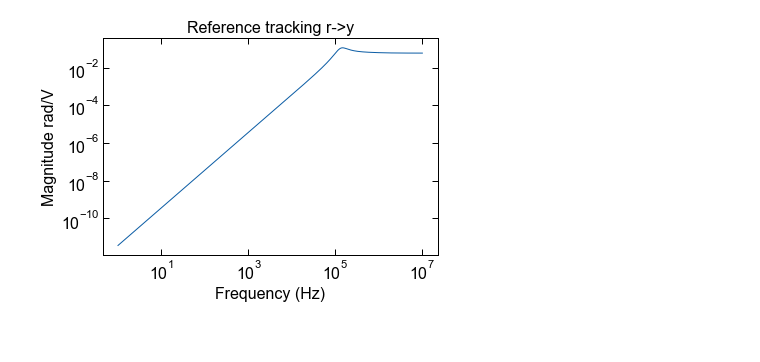
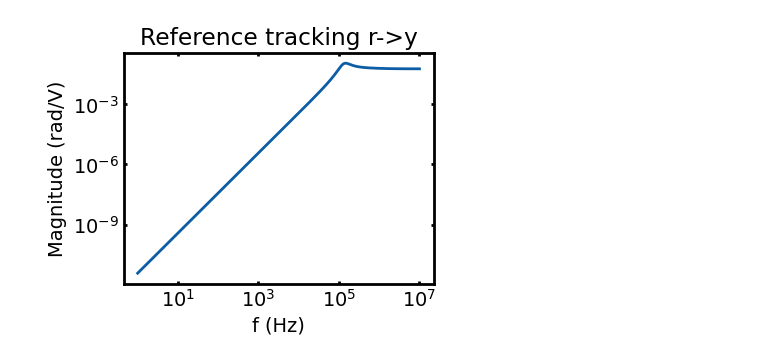
Before and after one commit to kaikai-liu/pyphotonicsims, a Jupyter notebook: PLL modeling.ipynb, the cells around one changed output. Drawn from its saved outputs; the diff is of its cells as text; code cells hidden in the pictures; blank space fills up the shorter version.

Commit message:
updated control_core

```diff
--- a/PLL modeling.ipynb
+++ b/PLL modeling.ipynb
@@ -8,43 +8,44 @@
 import control as ctrl
 import numpy as np
 import matplotlib.pyplot as plt
-from data_analysis.systems.control_systems import *
+from control_core.control_systems import *
 # plt.style.available
+%matplotlib inline
 plt.style.use('notebook')
-%matplotlib inline
+plt.rcParams['figure.figsize'] = [4,3]
 # %%
 # architechture
 # r ---> D1 ----------------> dphi
 #        |              |
 #       VCO <-- PI <-- D2
 # assume both r and VCO have the same noise spectrum
 
 K = 2*np.pi*30e6 # VCO gain 30MHz/V [Hz/V]
 BW_vco = 1e6     # VCO BW 1MHz
 Dphi = 0.06      # V/rad
 S_pd = 8e-14     # photocetector noise [rad^2/Hz]
 
+freq_points = 500
+D1 = ControlModule(freq_points = freq_points, sys_ref = 1, unit_in = 'rad', unit_out = 'rad', label = '1')
 
-D1 = ControlModule(sys_ref = 1, unit_in = 'rad', unit_out = 'rad')
-
-D2 = ControlModule(sys_ref = Dphi, unit_in = 'rad', unit_out = 'V')
+D2 = ControlModule(freq_points = freq_points, sys_ref = Dphi, unit_in = 'rad', unit_out = 'V', label = 'PD')
 D2.output_noise = np.ones(len(D2.freqx))*8e-14
 
 s = ctrl.tf('s')
 sys = 0.05*(1 + 2*np.pi*1.8e5/s)
-servo = ControlModule(sys_ref = sys, unit_in = 'V', unit_out = 'V')
+servo = ControlModule(freq_points = freq_points, sys_ref = sys, unit_in = 'V', unit_out = 'V', label = 'servo')
 servo.output_noise = np.ones(len(servo.freqx))*1e-14 # 1e-14 V^2/Hz
 
 sys = K/s/(1+s/(2*np.pi*BW_vco))
-vco = ControlModule(sys_ref = sys, unit_in = 'V', unit_out = 'rad')
+vco = ControlModule(freq_points = freq_points, sys_ref = sys, unit_in = 'V', unit_out = 'rad', label = 'vco')
 vco.output_noise = (1e8/vco.freqx**2 + 1)/vco.freqx**2
 
 C_list = [D1, D2, servo, vco]
 pll = feedback_combine(C_list, 1)
-pll.ref_input_noise =  np.zeros(len(vco.freqx))
-pll.freqresp_update()
+pll.input_noise =  1e-2*np.ones(len(vco.freqx))
+pll.freqresp_module_update()
 
 pll.plot_ref_tracking()
 # %% [output]
-[figure, old version]
+[figure, new version]
 # %%
```
Also changed, not shown: parts of 2 cells of this notebook, 7 other files.
